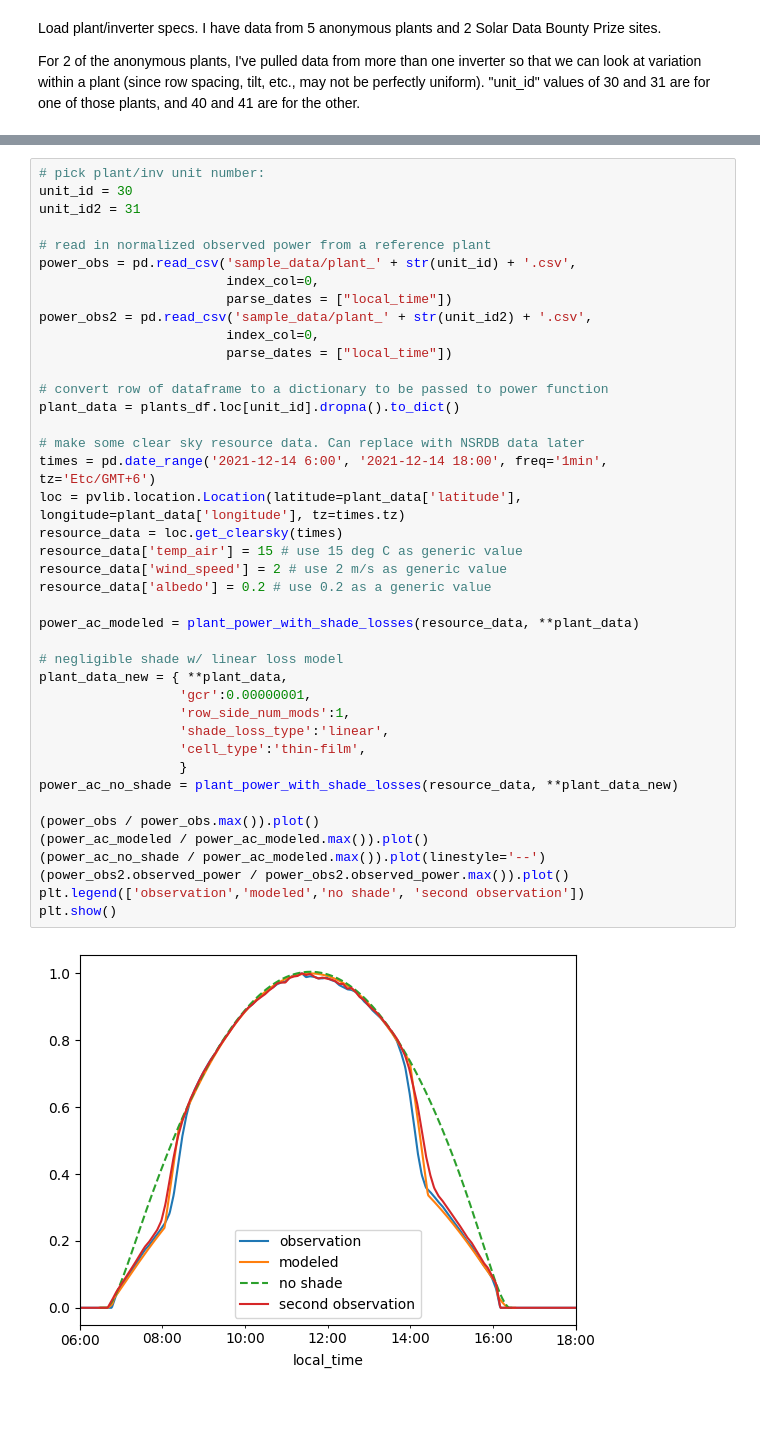
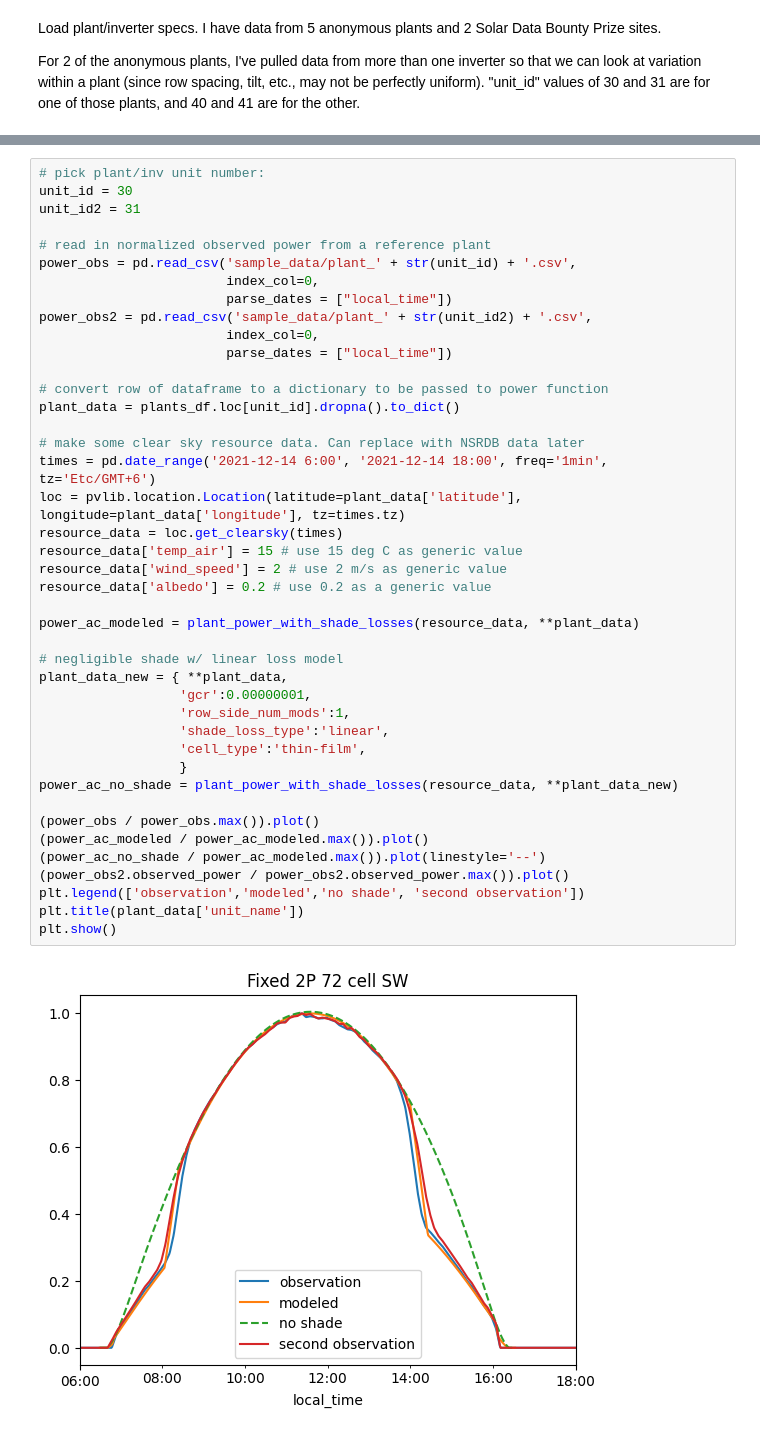
Before and after one commit to williamhobbs/2024_pvpmc_self_shade, a Jupyter notebook: 2024_pvpmc_self_shade_rev2.ipynb, the cells around one changed output, grey strips where cells are left out. Cells and saved outputs as stored; diff of their text form; blank space fills up the shorter version.

```diff
--- a/2024_pvpmc_self_shade_rev2.ipynb
+++ b/2024_pvpmc_self_shade_rev2.ipynb
@@ -335,34 +337,35 @@ power_obs2 = pd.read_csv('sample_data/plant_' + str(unit_id2) + '.csv',
 
 # convert row of dataframe to a dictionary to be passed to power function
 plant_data = plants_df.loc[unit_id].dropna().to_dict()
 
 # make some clear sky resource data. Can replace with NSRDB data later
 times = pd.date_range('2021-12-14 6:00', '2021-12-14 18:00', freq='1min', tz='Etc/GMT+6')
 loc = pvlib.location.Location(latitude=plant_data['latitude'], longitude=plant_data['longitude'], tz=times.tz)
 resource_data = loc.get_clearsky(times)
 resource_data['temp_air'] = 15 # use 15 deg C as generic value
 resource_data['wind_speed'] = 2 # use 2 m/s as generic value
 resource_data['albedo'] = 0.2 # use 0.2 as a generic value
 
 power_ac_modeled = plant_power_with_shade_losses(resource_data, **plant_data)
 
 # negligible shade w/ linear loss model
 plant_data_new = { **plant_data,
                   'gcr':0.00000001,
                   'row_side_num_mods':1,
                   'shade_loss_type':'linear',
                   'cell_type':'thin-film',
                   }
 power_ac_no_shade = plant_power_with_shade_losses(resource_data, **plant_data_new)
 
 (power_obs / power_obs.max()).plot()
 (power_ac_modeled / power_ac_modeled.max()).plot()
 (power_ac_no_shade / power_ac_modeled.max()).plot(linestyle='--')
 (power_obs2.observed_power / power_obs2.observed_power.max()).plot()
 plt.legend(['observation','modeled','no shade', 'second observation'])
+plt.title(plant_data['unit_name'])
 plt.show()
 # %% [output]
-[figure, old version]
+[figure, new version]
 # %%
 # pick plant/inv unit number:
 unit_id = 40
```
Also changed, not shown: parts of 4 cells of this notebook, 1 other file.
